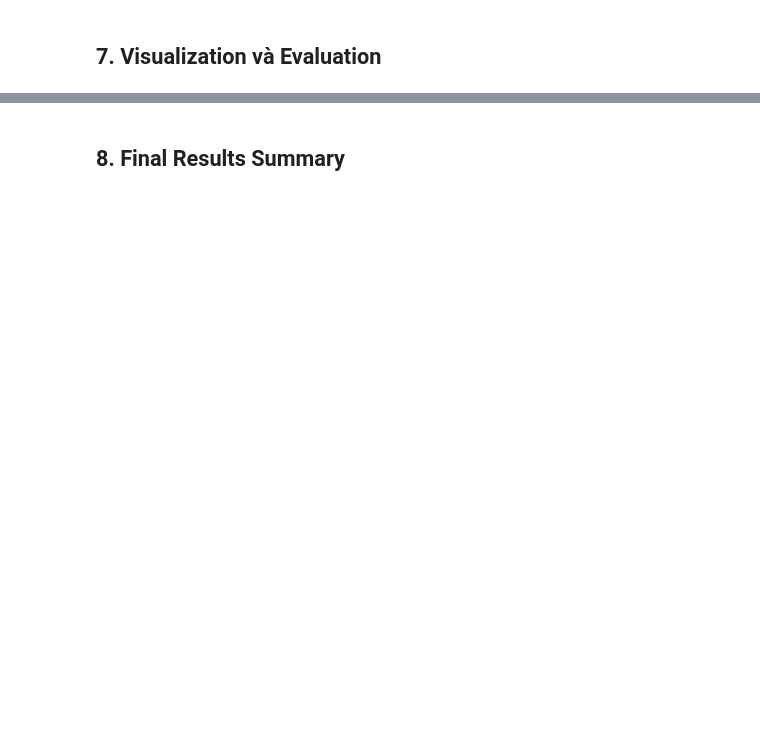
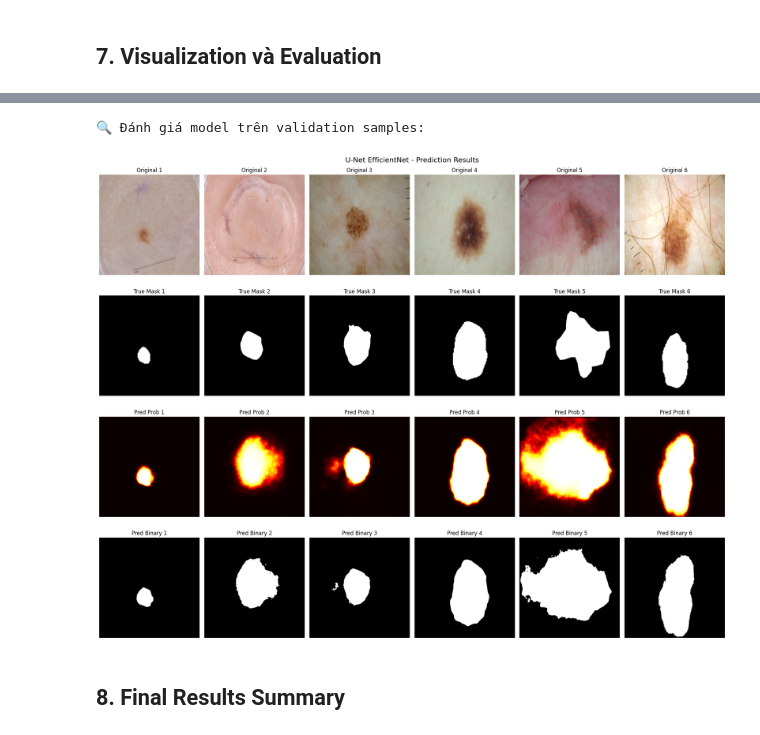
Before and after one commit to blanatole/cv_huit, a Jupyter notebook: 03_train_unet_efficientnet.ipynb, the cells around one changed output, grey strips where cells are left out. Saved outputs shown, nothing was run; the diff lists cells and outputs as text; code cells hidden in the pictures; blank space fills up the shorter version.

Commit message:
Trained models

```diff
--- a/03_train_unet_efficientnet.ipynb
+++ b/03_train_unet_efficientnet.ipynb
@@ -514,11 +696,24 @@ def evaluate_model_on_samples(model, val_loader, num_samples=6):
                 img = img * std + mean
                 img = torch.clamp(img, 0, 1)
 
+                # Handle different tensor shapes
+                if masks.dim() == 3:  # [batch, H, W]
+                    true_mask = masks[j].cpu().numpy()
+                else:  # [batch, 1, H, W]
+                    true_mask = masks[j, 0].cpu().numpy()
+
+                if outputs.dim() == 3:  # [batch, H, W]
+                    pred_mask = outputs[j].cpu().numpy()
+                    pred_binary = (outputs[j] > 0.5).cpu().numpy().astype(np.uint8)
+                else:  # [batch, 1, H, W]
+                    pred_mask = outputs[j, 0].cpu().numpy()
+                    pred_binary = (outputs[j, 0] > 0.5).cpu().numpy().astype(np.uint8)
+
                 samples.append({
                     'image': img.permute(1, 2, 0).numpy(),
-                    'true_mask': masks[j, 0].cpu().numpy(),
-                    'pred_mask': outputs[j, 0].cpu().numpy(),
-                    'pred_binary': (outputs[j, 0] > 0.5).cpu().numpy().astype(np.uint8)
+                    'true_mask': true_mask,
+                    'pred_mask': pred_mask,
+                    'pred_binary': pred_binary
                 })
 
                 if len(samples) >= num_samples:
@@ -528,33 +723,36 @@ def evaluate_model_on_samples(model, val_loader, num_samples=6):
     fig, axes = plt.subplots(4, len(samples), figsize=(20, 16))
 
     for i, sample in enumerate(samples):
         # Original image
         axes[0, i].imshow(sample['image'])
         axes[0, i].set_title(f'Original {i+1}')
         axes[0, i].axis('off')
 
         # True mask
         axes[1, i].imshow(sample['true_mask'], cmap='gray')
         axes[1, i].set_title(f'True Mask {i+1}')
         axes[1, i].axis('off')
 
         # Predicted mask (probability)
         axes[2, i].imshow(sample['pred_mask'], cmap='hot', vmin=0, vmax=1)
         axes[2, i].set_title(f'Pred Prob {i+1}')
         axes[2, i].axis('off')
 
         # Predicted mask (binary)
         axes[3, i].imshow(sample['pred_binary'], cmap='gray')
         axes[3, i].set_title(f'Pred Binary {i+1}')
         axes[3, i].axis('off')
 
     plt.suptitle('U-Net EfficientNet - Prediction Results', fontsize=16)
     plt.tight_layout()
     plt.show()
 
 # Evaluate model on samples
 print("🔍 Đánh giá model trên validation samples:")
 evaluate_model_on_samples(model, val_loader, num_samples=6)
+# %% [output]
+🔍 Đánh giá model trên validation samples:
+[figure, added]
 # %% [markdown]
 ## 8. Final Results Summary
 # %%
```
Also changed, not shown: parts of 10 cells of this notebook, 5 other files.
